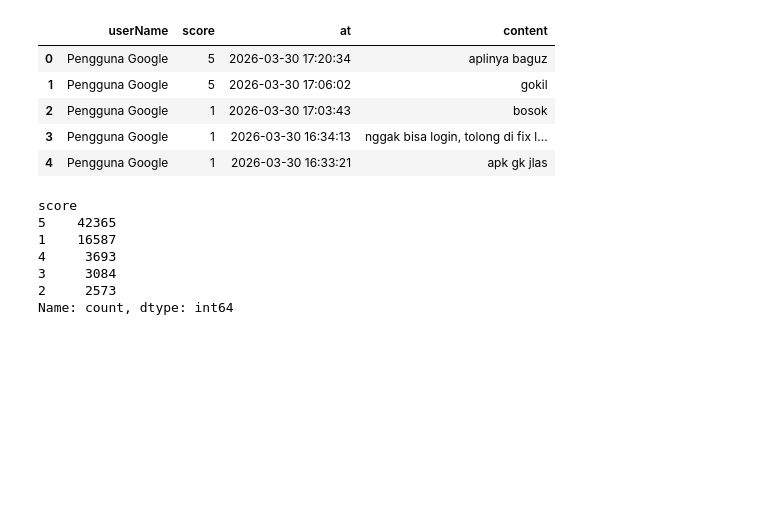
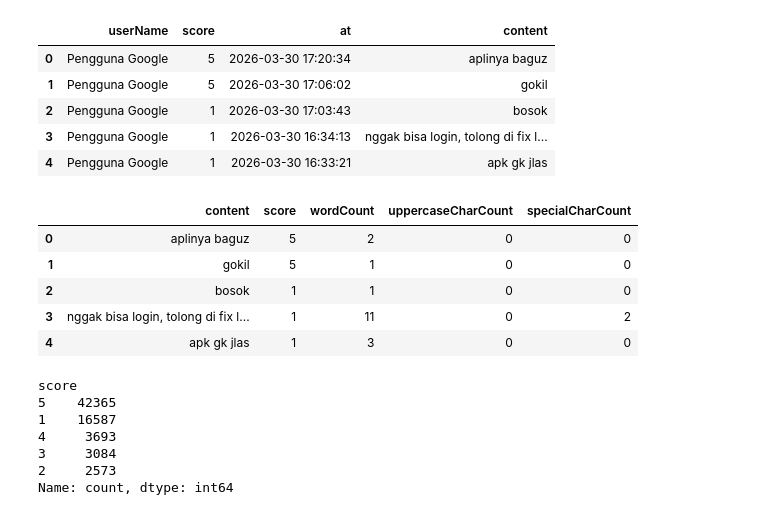
Before and after one commit to abyansyah052/NLP-1, a Jupyter notebook: Week2&3_Assignment/Tugas1A.ipynb, the cells around one changed output. Cells and saved outputs as stored; diff of their text form; code cells hidden in the pictures; blank space fills up the shorter version.

```diff
--- a/Week2&3_Assignment/Tugas1A.ipynb
+++ b/Week2&3_Assignment/Tugas1A.ipynb
@@ -99,6 +99,30 @@ Loaded: (68302, 4)
 | 2 | Pengguna Google | 1 | 2026-03-30 17:03:43 | bosok |
 | 3 | Pengguna Google | 1 | 2026-03-30 16:34:13 | nggak bisa login, tolong di fix l... |
 | 4 | Pengguna Google | 1 | 2026-03-30 16:33:21 | apk gk jlas |
+# %%
+# TUGAS 2 addition : Feature Engineering dari Raw Content
+
+import string
+df_clean['content'] = df_clean['content'].apply(lambda x: ' '.join(x))
+df_jagorev['wordCount'] = df_jagorev['content'].apply(
+    lambda x: len(str(x).split())
+)
+df_jagorev['uppercaseCharCount'] = df_jagorev['content'].apply(
+    lambda x: sum(1 for c in str(x) if c.isupper())
+)
+df_jagorev['specialCharCount'] = df_jagorev['content'].apply(
+    lambda x: sum(1 for c in str(x) if c in string.punctuation)
+)
+
+df_jagorev[['content', 'score', 'wordCount',
+            'uppercaseCharCount', 'specialCharCount']].head()
+# %% [output]
+|  | content | score | wordCount | uppercaseCharCount | specialCharCount |
+| 0 | aplinya baguz | 5 | 2 | 0 | 0 |
+| 1 | gokil | 5 | 1 | 0 | 0 |
+| 2 | bosok | 1 | 1 | 0 | 0 |
+| 3 | nggak bisa login, tolong di fix l... | 1 | 11 | 0 | 2 |
+| 4 | apk gk jlas | 1 | 3 | 0 | 0 |
 # %%
 # Distribusi score
 print(df_jagorev['score'].value_counts())
```
Also changed, not shown: parts of 1 cell of this notebook.
